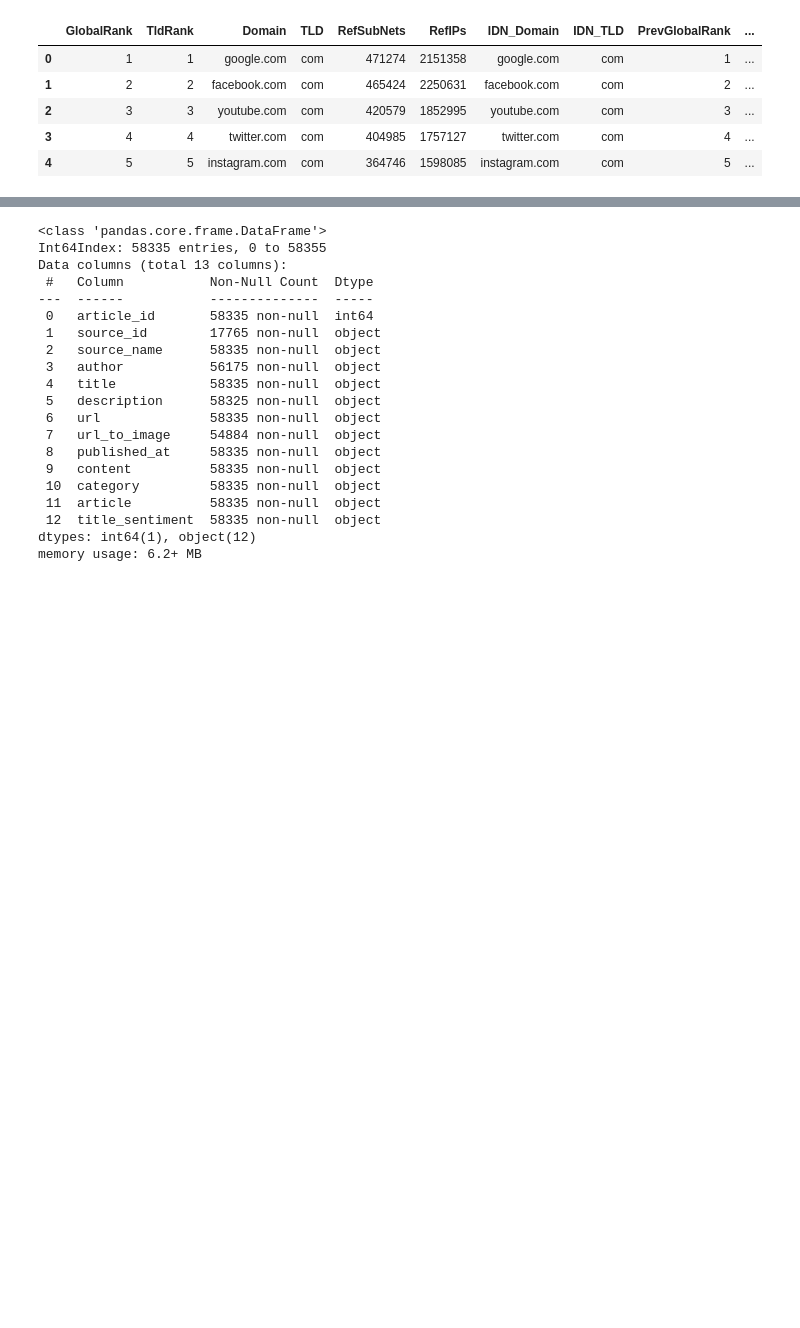
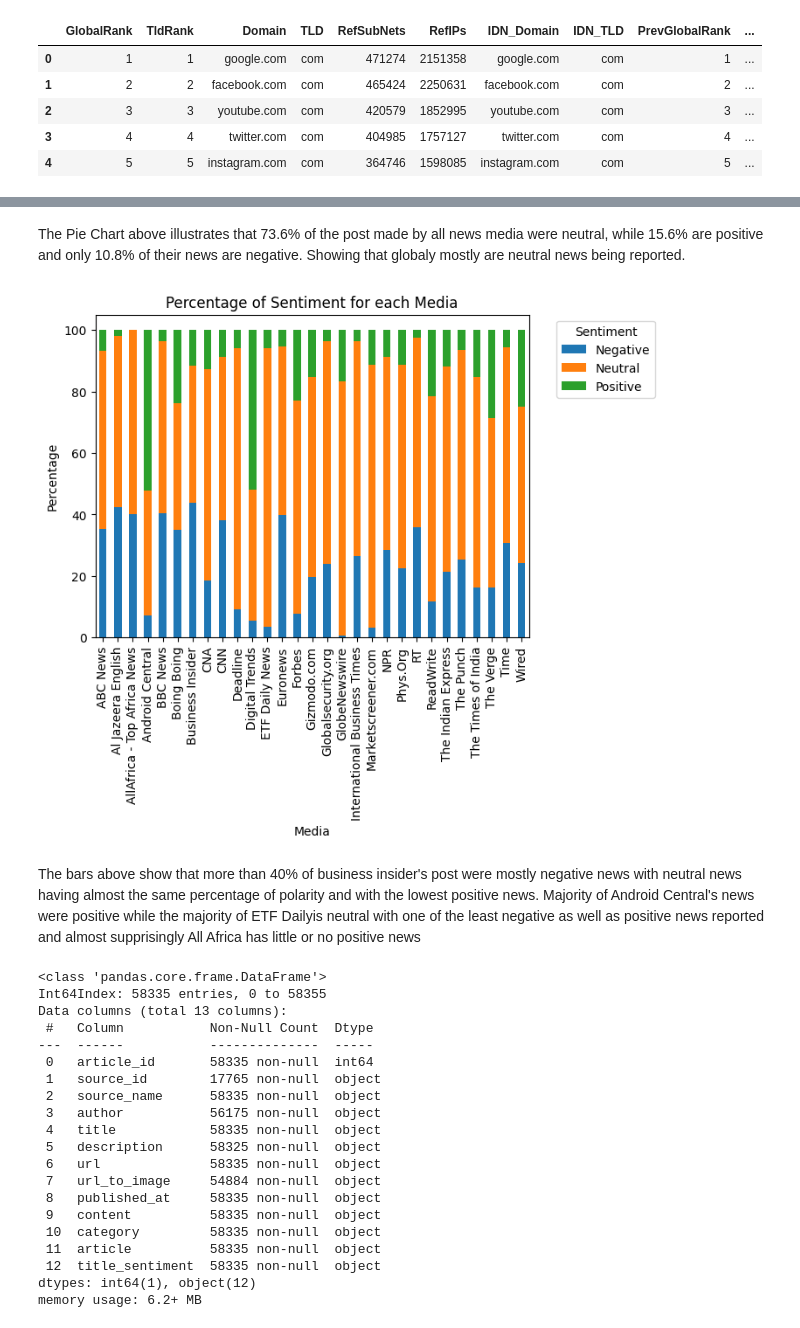
Before and after one commit to dev-abuke/News_Correlation_10_Academy_week0, a Jupyter notebook: notebooks/NewsEDA.ipynb, the cells around one changed output, grey strips where cells are left out. Drawn from its saved outputs; the diff is of its cells as text; code cells hidden in the pictures; blank space fills up the shorter version.

```diff
--- a/notebooks/NewsEDA.ipynb
+++ b/notebooks/NewsEDA.ipynb
@@ -239,3 +245,20 @@ Name: title_sentiment, dtype: int64
+# %% [markdown]
+The Pie Chart above illustrates that 73.6% of the post made by all news media were neutral, while 15.6% are positive and only 10.8% of their news are negative. Showing that globaly mostly are neutral news being reported.
+# %%
+sentiment_counts = df.groupby(['source_name', 'title_sentiment']).size().unstack(fill_value=0)
+sentiment_percentages = sentiment_counts.div(sentiment_counts.sum(axis=1, numeric_only=True), axis=0) * 100
+
+# Plot the bar graph
+sentiment_percentages.plot(kind='bar', stacked=True)
+plt.xlabel('Media')
+plt.ylabel('Percentage')
+plt.title('Percentage of Sentiment for each Media')
+plt.legend(title='Sentiment', bbox_to_anchor=(1.05, 1), loc='upper left')
+plt.show()
+# %% [output]
+[figure, added]
+# %% [markdown]
+The bars above show that more than 40% of business insider's post were mostly negative news with neutral news having almost the same percentage of polarity and with the lowest positive news. Majority of Android Central's news were positive while the majority of ETF Dailyis neutral with one of the least negative as well as positive news reported and almost supprisingly All Africa has little or no positive news
 # %%
 df.info()
 # %% [output]
```
Also changed, not shown: parts of 9 cells of this notebook, 3 other files.
